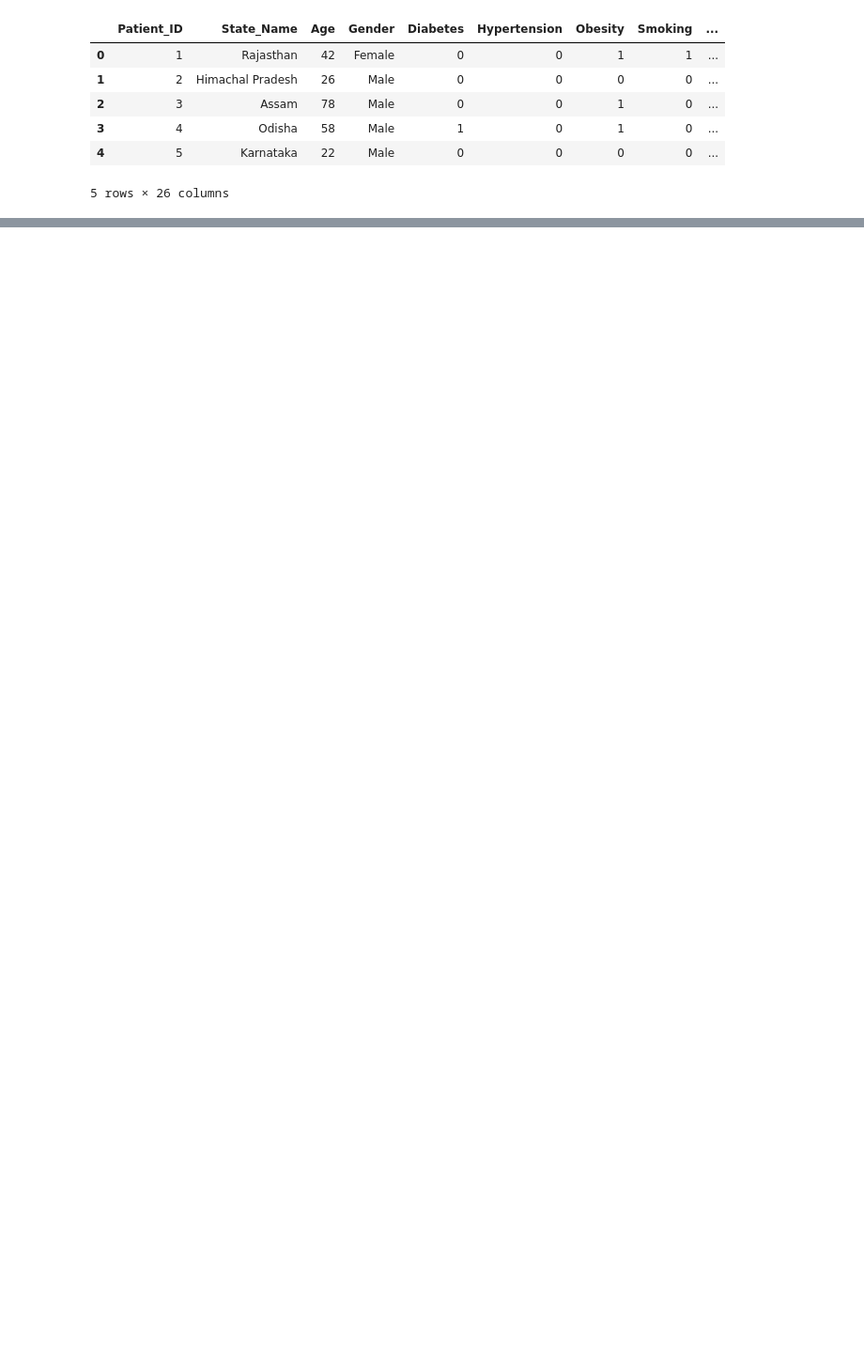
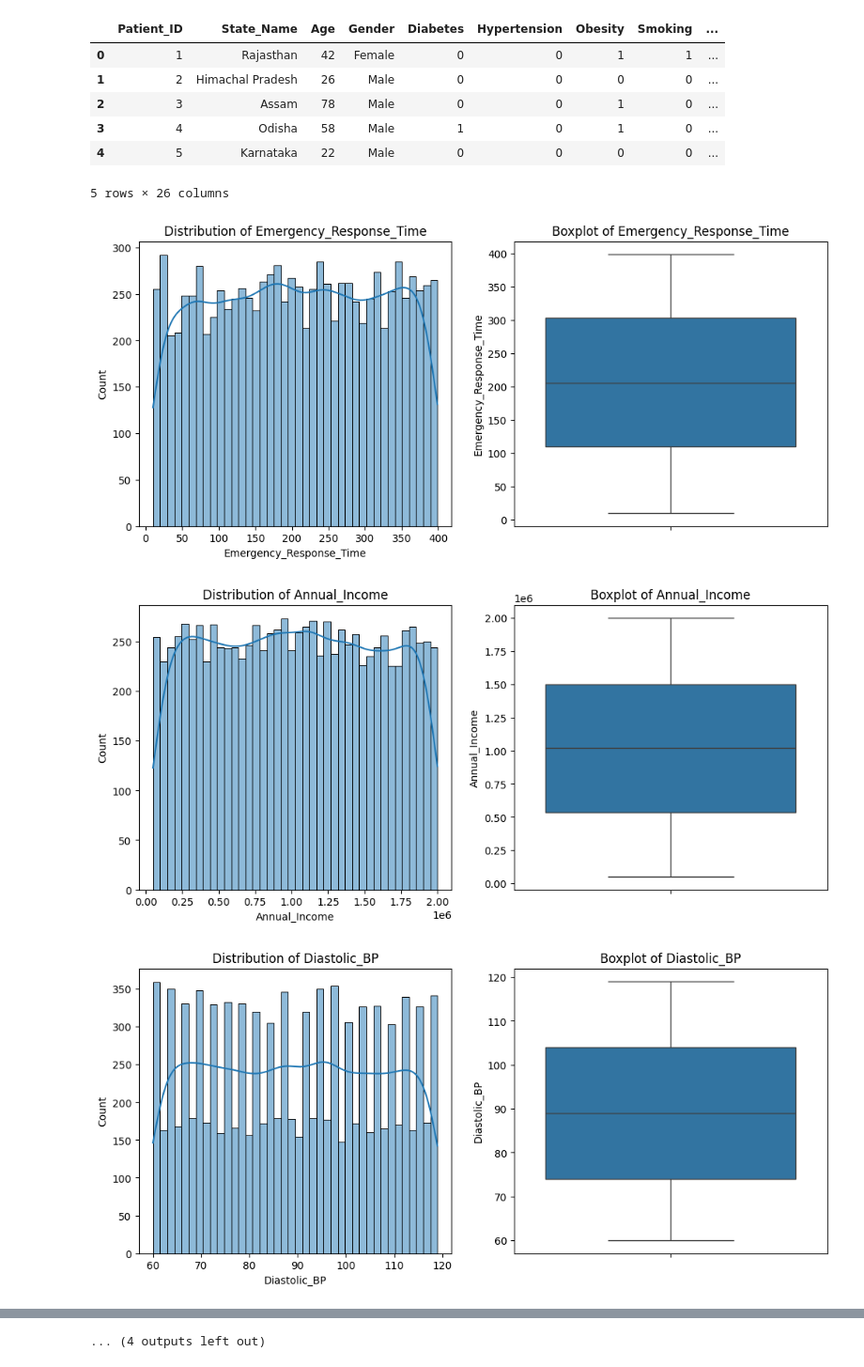
Before and after one commit to Atieng/CardioAnalysis, a Jupyter notebook: index.ipynb, the cells around one changed output, grey strips where cells are left out. Shown at 94% size. Drawn from its saved outputs; the diff is of its cells as text; code cells hidden in the pictures; blank space fills up the shorter version.

Commit message:
Add Visualizations

```diff
--- a/index.ipynb
+++ b/index.ipynb
@@ -139,3 +139,70 @@ data.df.head()
 | 3 | 4 | Odisha | 58 | Male | 1 | 0 | 1 | 0 | ... |
 | 4 | 5 | Karnataka | 22 | Male | 0 | 0 | 0 | 0 | ... |
 5 rows × 26 columns
+# %%
+
+
+class UnivariateAnalysis:
+    def __init__(self, df: pd.DataFrame):
+        self.df = df
+
+    def plot_numerical_distribution(self):
+        """Plots histograms and boxplots for numerical variables."""
+        numerical_cols = ['Emergency_Response_Time', 'Annual_Income', 'Diastolic_BP', 'Age']
+        for col in numerical_cols:
+            fig,ax = plt.subplots(1,2, figsize =(12,5))
+            sns.histplot(self.df[col], bins = 40, kde = True, ax = ax[0])
+            ax[0].set_title(f'Distribution of {col}')
+            sns.boxplot(self.df[col], ax = ax[1])
+            ax[1].set_title(f'Boxplot of {col}')
+            plt.show()
+
+    def plot_categorical_counts(self):
+        cat_cols =['Gender','Diabetes','Hypertension', 'Obesity','Smoking','Alcohol_Consumption', 'Physical_Activity',
+                      'Cholesterol_Level','Triglyceride_Level','LDL_Level','Systolic_BP ','Diastolic_BP','Air_Pollution_Exposure',
+                      'Family_History','Stress_Level' ,'Healthcare_Access' ,'Heart_Attack_History']
+        for col in cat_cols:
+            plt.figure(figsize =(10,5))
+            sns.countplot(self.df[col], order = self.df[col].value_counts().index)
+            plt.title(f'Count of {col}')
+            plt.show()
+
+
+
+    def top_affected_countries(self):
+        """Displays the top 10 most sold products by frequency."""
+        plt.figure(figsize=(10, 5))
+        top_country = self.df['State_Name'].value_counts().nlargest(10)
+        sns.barplot(x= top_country.values, y= top_country.index)
+        plt.title('Top 10 Most affected Countries')
+        plt.xlabel('Number of affected Patients')
+        plt.show()
+
+
+    def heat_map(self):
+        cat_cols =['Gender','Diabetes','Hypertension', 'Obesity','Smoking','Alcohol_Consumption', 'Physical_Activity',
+                      'Cholesterol_Level','Triglyceride_Level','LDL_Level','Systolic_BP ','Diastolic_BP','Air_Pollution_Exposure',
+                      'Family_History','Stress_Level' ,'Healthcare_Access' ,'Heart_Attack_History']
+        plt.figure(figsize =(10,5))
+        sns.heatmap(df[cat_cols].corr(),annot=True, cmap="coolwarm", fmt=".2f", linewidths=0.5)
+        plt.title("Correlation Heatmap")
+        plt.show()
+
+
+    def run_univariate_analysis(self):
+        """Runs all univariate analysis methods."""
+        self.plot_numerical_distribution()
+        self.plot_categorical_counts()
+        self.plot_categorical_counts()
+        self.heat_map()
+
+
+
+
+df = pd.read_csv("heart_attack_prediction_india.csv")
+univariate = UnivariateAnalysis(df)
+univariate.run_univariate_analysis()
+# %% [output]
+[figure, added]
+[figure, added]
+[figure, added]
@@ -141,0 +218 @@ data.df.head()
+... (4 outputs left out)
```
Also changed, not shown: parts of 5 cells of this notebook.
